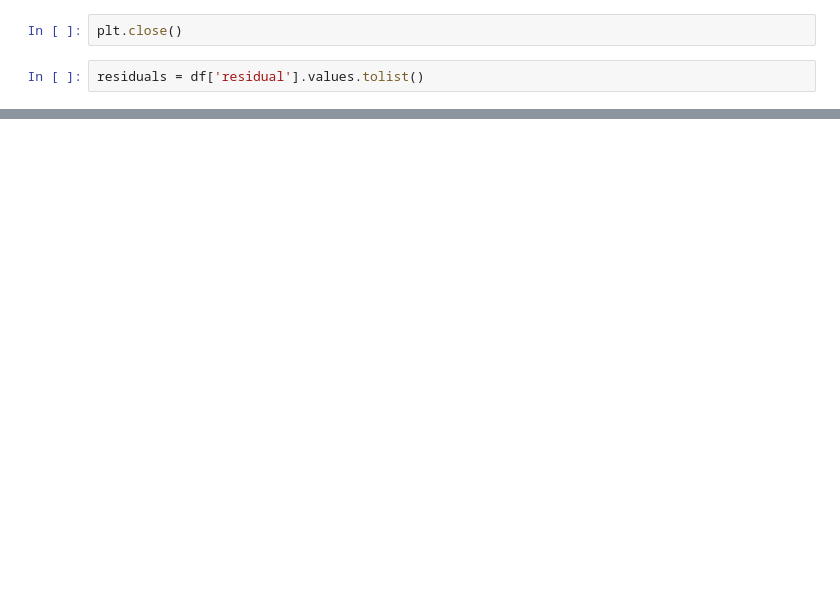
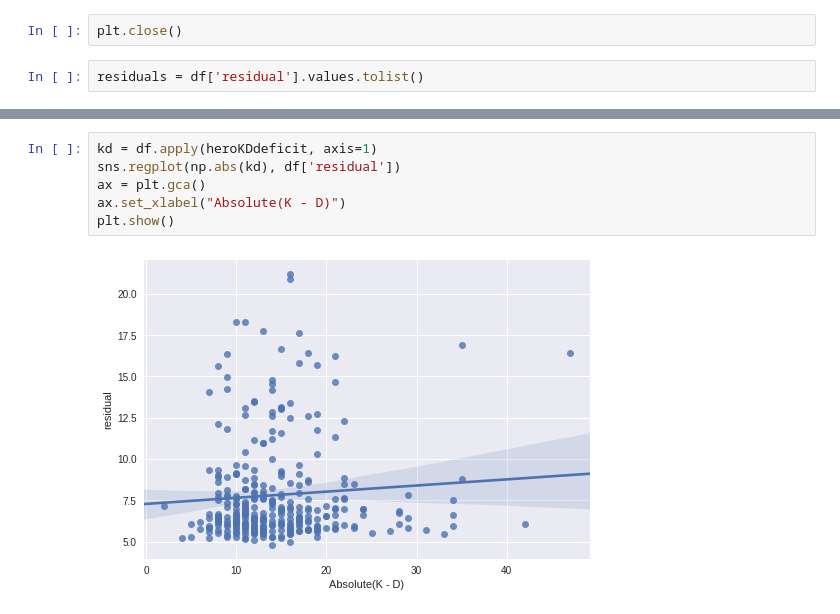
Before and after one commit to beelze-b/Open-Dota-Exploration, a Jupyter notebook: WeightsAndResiduals.ipynb, the cells around one changed output, grey strips where cells are left out. Cells and saved outputs as stored; diff of their text form; blank space fills up the shorter version.

```diff
--- a/WeightsAndResiduals.ipynb
+++ b/WeightsAndResiduals.ipynb
@@ -182,0 +221,8 @@ plt.show()
+# %%
+kd = df.apply(heroKDdeficit, axis=1)
+sns.regplot(np.abs(kd), df['residual'])
+ax = plt.gca()
+ax.set_xlabel("Absolute(K - D)")
+plt.show()
+# %% [output]
+[figure, added]
```
Also changed, not shown: parts of 18 cells of this notebook.
